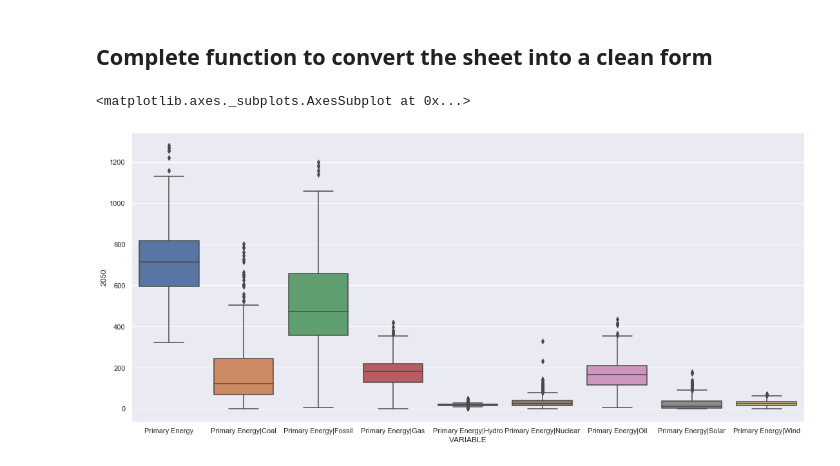
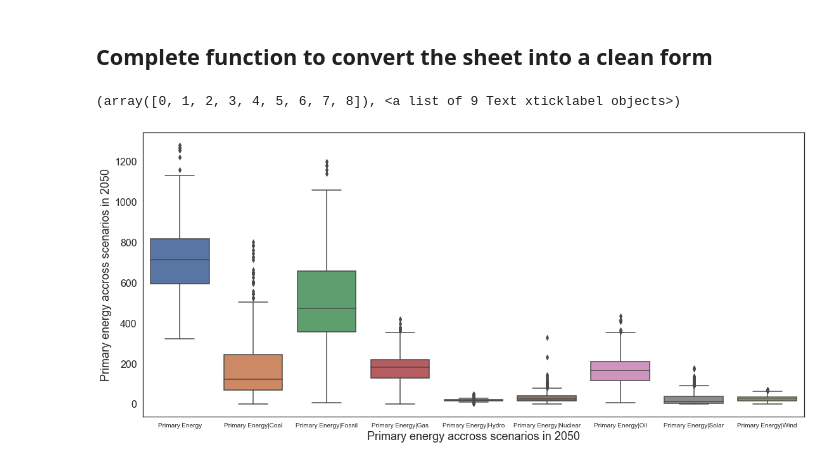
Before and after one commit to muadelm/IPCC_Scenarios, a Jupyter notebook: IPCC_Energy_Scenarios.ipynb, the cells around one changed output. Cells and saved outputs as stored; diff of their text form; code cells hidden in the pictures.

```diff
--- a/IPCC_Energy_Scenarios.ipynb
+++ b/IPCC_Energy_Scenarios.ipynb
@@ -98,10 +100,18 @@ energy_ipcc = energy_ipcc[energy_ipcc['REGION']=='World']
 # %%
 # change picture size of the resulting graph
 sns.set(rc={'figure.figsize':(18.7,8.27)})
 
 
+# change the background color
+sns.set_style("white")
+
 #plot energy data
 sns.boxplot(x='VARIABLE', y='2050', data=energy_ipcc)
+plt.ylabel('Primary energy accross scenarios in 2050', size = 18)
+plt.yticks(size = 16)
+
+plt.xlabel('Primary energy accross scenarios in 2050', size = 18)
+plt.xticks(size = 10)
 # %% [output]
-<matplotlib.axes._subplots.AxesSubplot at 0x...>
+(array([0, 1, 2, 3, 4, 5, 6, 7, 8]), <a list of 9 Text xticklabel objects>)
-[figure, old version]
+[figure, new version]
```
Also changed, not shown: parts of 1 cell of this notebook.
